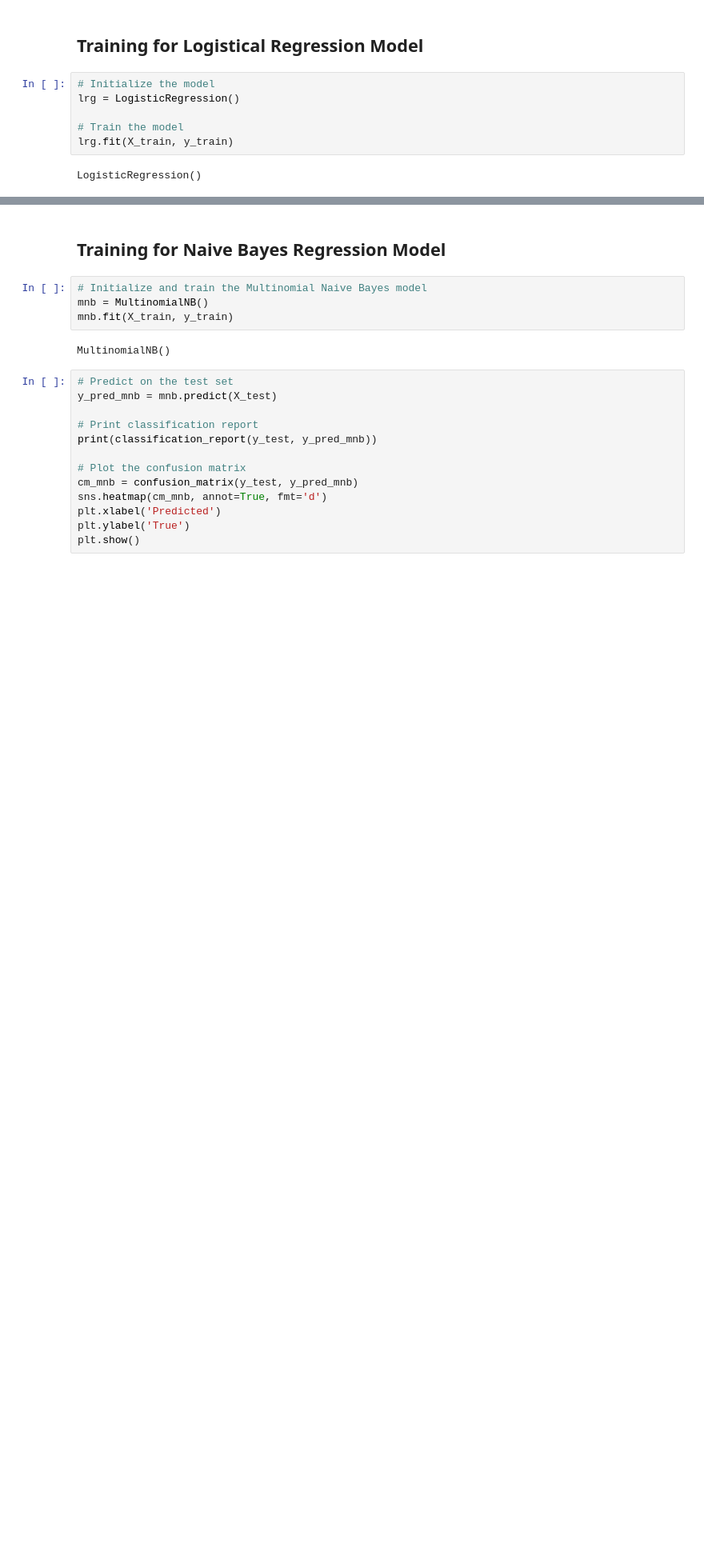
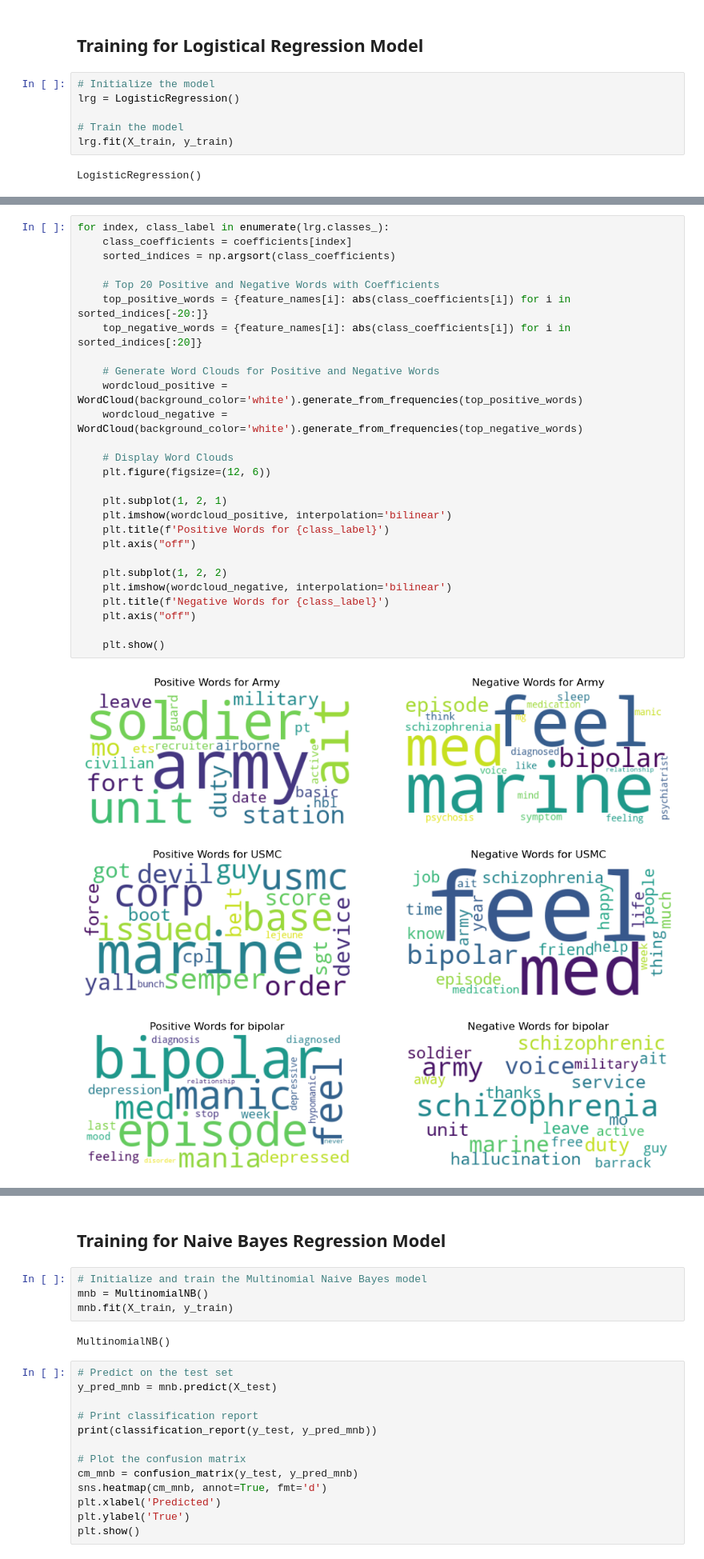
Before and after one commit to KyeraFrancis/NLP_Classification_Sentiment_analysis, a Jupyter notebook: 3_ANALYSIS/modeling.ipynb, the cells around one changed output, grey strips where cells are left out. Shown: that part at 80% size. Drawn from its saved outputs; the diff is of its cells as text; blank space fills up the shorter version.

```diff
--- a/3_ANALYSIS/modeling.ipynb
+++ b/3_ANALYSIS/modeling.ipynb
@@ -264,0 +268,31 @@ Top Negative Influential Words: ['bipolar', 'army', 'manic', 'marine', 'unit', '
+# %%
+for index, class_label in enumerate(lrg.classes_):
+    class_coefficients = coefficients[index]
+    sorted_indices = np.argsort(class_coefficients)
+
+    # Top 20 Positive and Negative Words with Coefficients
+    top_positive_words = {feature_names[i]: abs(class_coefficients[i]) for i in sorted_indices[-20:]}
+    top_negative_words = {feature_names[i]: abs(class_coefficients[i]) for i in sorted_indices[:20]}
+
+    # Generate Word Clouds for Positive and Negative Words
+    wordcloud_positive = WordCloud(background_color='white').generate_from_frequencies(top_positive_words)
+    wordcloud_negative = WordCloud(background_color='white').generate_from_frequencies(top_negative_words)
+
+    # Display Word Clouds
+    plt.figure(figsize=(12, 6))
+
+    plt.subplot(1, 2, 1)
+    plt.imshow(wordcloud_positive, interpolation='bilinear')
+    plt.title(f'Positive Words for {class_label}')
+    plt.axis("off")
+
+    plt.subplot(1, 2, 2)
+    plt.imshow(wordcloud_negative, interpolation='bilinear')
+    plt.title(f'Negative Words for {class_label}')
+    plt.axis("off")
+
+    plt.show()
+# %% [output]
+[figure, added]
+[figure, added]
+[figure, added]
```
Also changed, not shown: parts of 13 cells of this notebook, 11 other files.
